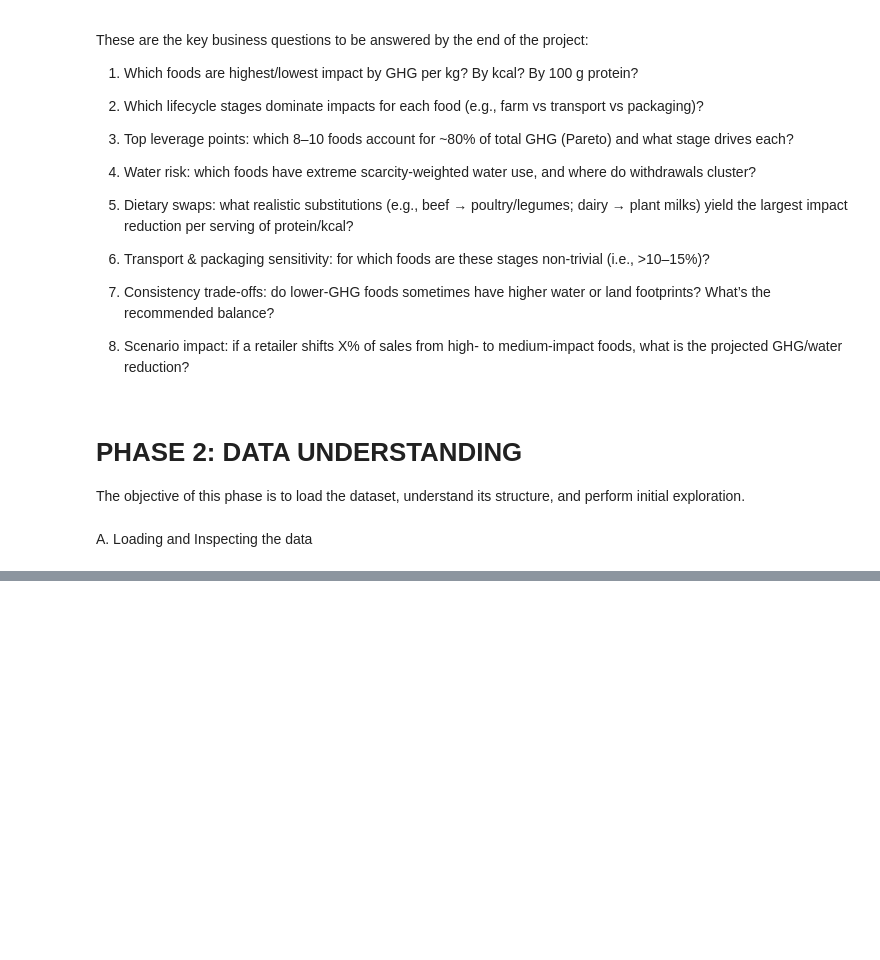
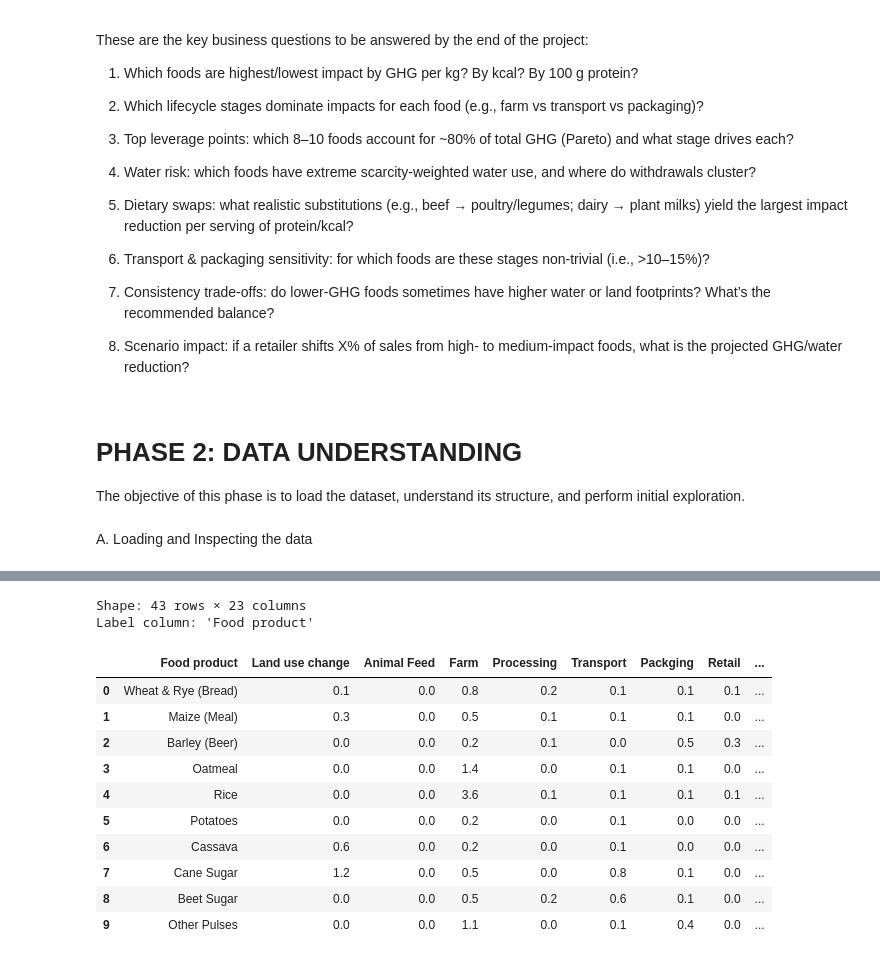
Before and after one commit to MillicentAgyir/Food-Production-Analysis, a Jupyter notebook: Business & Data Understanding.ipynb, the cells around one changed output, grey strips where cells are left out. Saved outputs shown, nothing was run; the diff lists cells and outputs as text; code cells hidden in the pictures; blank space fills up the shorter version.

Commit message:
Data Understanding

```diff
--- a/Business & Data Understanding.ipynb
+++ b/Business & Data Understanding.ipynb
@@ -203,0 +54,48 @@ merge_and_save(dot3_files, "dot3")
+# %%
+# =========================
+# 0) Imports & Config
+# =========================
+import re
+from pathlib import Path
+import numpy as np
+import pandas as pd
+import matplotlib.pyplot as plt
+
+pd.set_option("display.max_columns", 200)
+pd.set_option("display.width", 160)
+
+DATA_PATH = Path("Food_Production.csv")
+# %%
+
+# 2) Load data & quick integrity checks
+
+df = pd.read_csv(DATA_PATH)
+rows, cols = df.shape
+
+# Try to identify the label (food name) column
+label_candidates_exact = { "food", "food product", "product", "item", "entity", "name" }
+label_candidates = [c for c in df.columns if c.strip().lower() in label_candidates_exact]
+if not label_candidates:
+    # Fallback to the first object column; as a last resort, the first column
+    obj_cols = df.select_dtypes(include="object").columns.tolist()
+    LABEL = obj_cols[0] if obj_cols else df.columns[0]
+else:
+    LABEL = label_candidates[0]
+
+print(f"Shape: {rows} rows × {cols} columns")
+print(f"Label column: {LABEL!r}")
+display(df.head(10))
+# %% [output]
+Shape: 43 rows × 23 columns
+Label column: 'Food product'
+|  | Food product | Land use change | Animal Feed | Farm | Processing | Transport | Packging | Retail | ... |
+| 0 | Wheat & Rye (Bread) | 0.1 | 0.0 | 0.8 | 0.2 | 0.1 | 0.1 | 0.1 | ... |
+| 1 | Maize (Meal) | 0.3 | 0.0 | 0.5 | 0.1 | 0.1 | 0.1 | 0.0 | ... |
+| 2 | Barley (Beer) | 0.0 | 0.0 | 0.2 | 0.1 | 0.0 | 0.5 | 0.3 | ... |
+| 3 | Oatmeal | 0.0 | 0.0 | 1.4 | 0.0 | 0.1 | 0.1 | 0.0 | ... |
+| 4 | Rice | 0.0 | 0.0 | 3.6 | 0.1 | 0.1 | 0.1 | 0.1 | ... |
+| 5 | Potatoes | 0.0 | 0.0 | 0.2 | 0.0 | 0.1 | 0.0 | 0.0 | ... |
+| 6 | Cassava | 0.6 | 0.0 | 0.2 | 0.0 | 0.1 | 0.0 | 0.0 | ... |
+| 7 | Cane Sugar | 1.2 | 0.0 | 0.5 | 0.0 | 0.8 | 0.1 | 0.0 | ... |
+| 8 | Beet Sugar | 0.0 | 0.0 | 0.5 | 0.2 | 0.6 | 0.1 | 0.0 | ... |
+| 9 | Other Pulses | 0.0 | 0.0 | 1.1 | 0.0 | 0.1 | 0.4 | 0.0 | ... |
```
Also changed, not shown: parts of 15 cells of this notebook, 1 other file.
